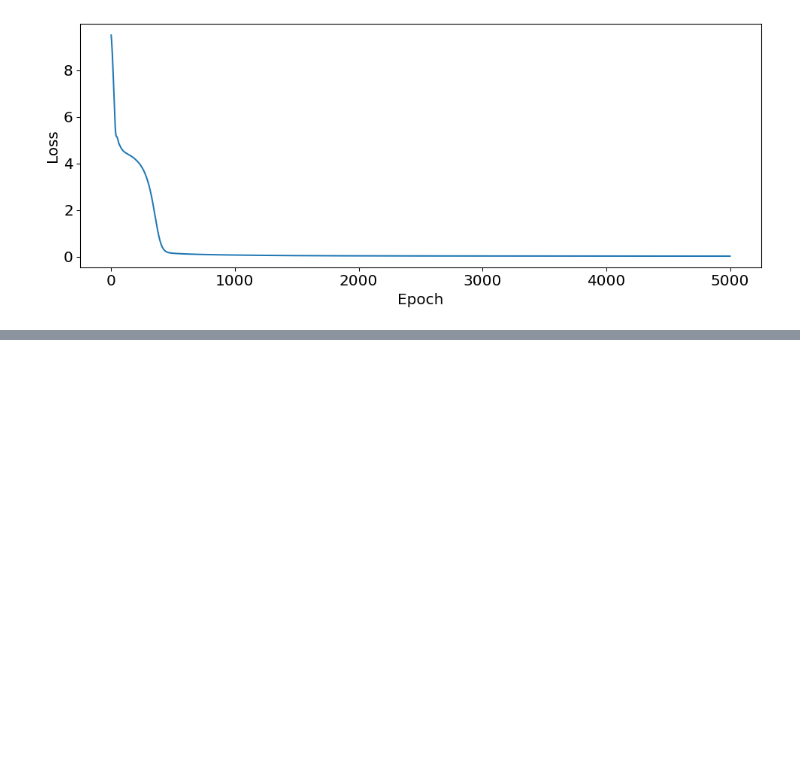
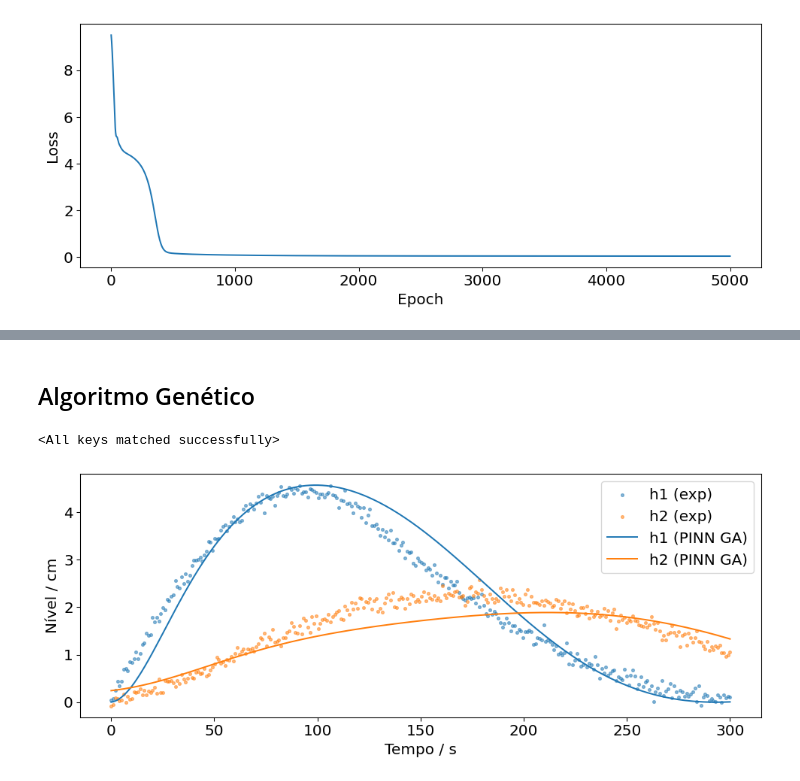
Before and after one commit to silash35/ENGG11, a Jupyter notebook: src/pinn-optimization.ipynb, the cells around one changed output, grey strips where cells are left out. Cells and saved outputs as stored; diff of their text form; code cells hidden in the pictures; blank space fills up the shorter version.

```diff
--- a/src/pinn-optimization.ipynb
+++ b/src/pinn-optimization.ipynb
@@ -178,0 +178,62 @@ plot_tanks(
+# %% [markdown]
+## Algoritmo Genético
+# %%
+import pygad
+from pygad.torchga import torchga
+
+torch.manual_seed(42)
+GA_model = BaseModel()
+
+
+def fitness_func(ga_instance, solution, solution_idx):
+    model_weights_dict = torchga.model_weights_as_dict(
+        model=GA_model, weights_vector=solution
+    )
+    GA_model.load_state_dict(model_weights_dict)
+
+    # GA_model.eval()
+    loss = loss_fn(GA_model, t_tensor)
+
+    # Retorna o inverso da perda (quanto menor o loss, maior o fitness)
+    return -loss.item()
+
+
+# Configura o TorchGA para criar populações baseadas no modelo
+torch_ga = torchga.TorchGA(model=GA_model, num_solutions=50)
+
+# Configura o algoritmo genético
+ga_instance = pygad.GA(
+    num_generations=500,  # Número de gerações
+    num_parents_mating=5,  # Número de pais para crossover
+    initial_population=torch_ga.population_weights,  # Pesos iniciais
+    fitness_func=fitness_func,  # Função de aptidão
+    mutation_percent_genes="default",  # Percentual de mutação
+    keep_parents=2,  # Quantos pais manter
+    crossover_type="single_point",  # Tipo de crossover
+    mutation_type="random",  # Tipo de mutação
+    random_seed=42,
+)
+
+# Executa o algoritmo genético
+ga_instance.run()
+
+# Obtém a melhor solução
+best_solution, best_solution_fitness, _ = ga_instance.best_solution()
+model_weights_dict = torchga.model_weights_as_dict(
+    model=GA_model, weights_vector=best_solution
+)
+GA_model.load_state_dict(model_weights_dict)
+# %% [output]
+<All keys matched successfully>
+# %%
+pinn_h1, pinn_h2 = test_model(GA_model)
+
+# Gráfico
+plot_tanks(
+    t,
+    (h1_exp, h2_exp, pinn_h1, pinn_h2),
+    ["h1 (exp)", "h2 (exp)", "h1 (PINN GA)", "h2 (PINN GA)"],
+    scatter=2,
+)
+# %% [output]
+[figure, added]
```
Also changed, not shown: parts of 4 cells of this notebook, 2 other files.
